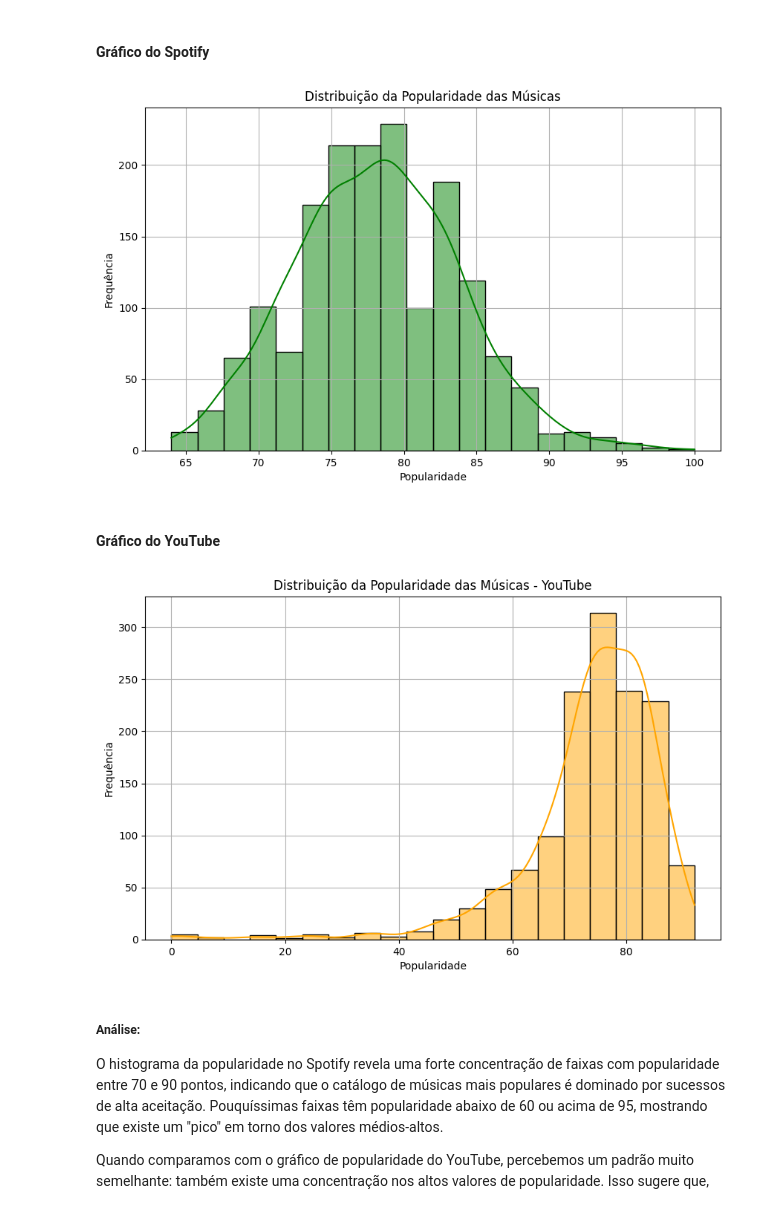
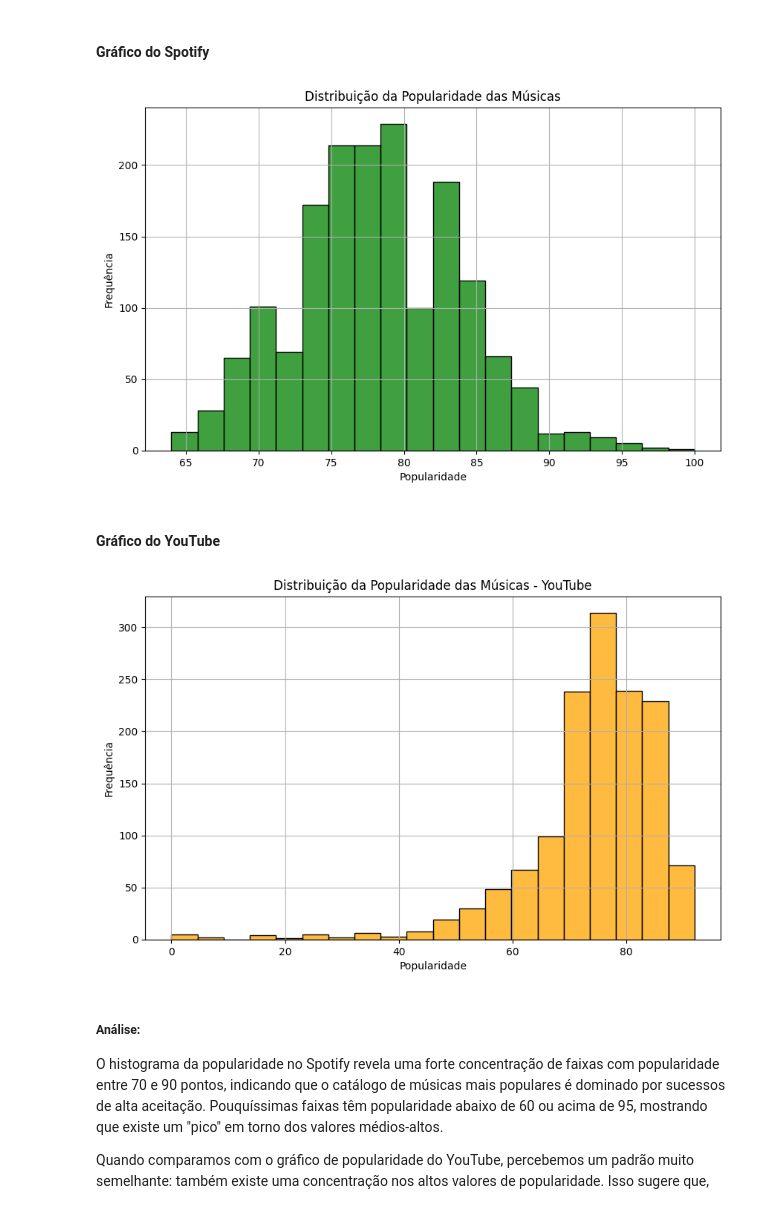
Before and after one commit to laberttt/Music-Data-Analytics, a Jupyter notebook: presentation.ipynb, the cells around one changed output. Saved outputs shown, nothing was run; the diff lists cells and outputs as text; code cells hidden in the pictures.

```diff
--- a/presentation.ipynb
+++ b/presentation.ipynb
@@ -312,27 +312,27 @@ Portanto, podemos concluir que, no contexto do Spotify, ser curto ou longo não
 <h4>Gráfico do Spotify</h4>
 # %%
 plt.figure(figsize=(10,6))
-sns.histplot(df['Popularity'], bins=20, kde=True, color='green')
+sns.histplot(df['Popularity'], bins=20, color='green')
 plt.title('Distribuição da Popularidade das Músicas')
 plt.xlabel('Popularidade')
 plt.ylabel('Frequência')
 plt.grid()
 plt.show()
 # %% [output]
-[figure, old version]
+[figure, new version]
 # %% [markdown]
 <h4>Gráfico do YouTube</h4>
 # %%
 # Distribuição da popularidade no YouTube
 plt.figure(figsize=(10,6))
-sns.histplot(df_youtube['Popularity'], bins=20, kde=True, color='orange')
+sns.histplot(df_youtube['Popularity'], bins=20, color='orange')
 plt.title('Distribuição da Popularidade das Músicas - YouTube')
 plt.xlabel('Popularidade')
 plt.ylabel('Frequência')
 plt.grid()
 plt.show()
 # %% [output]
-[figure, old version]
+[figure, new version]
 # %% [markdown]
 <h5>Análise:</h5>
 
```
